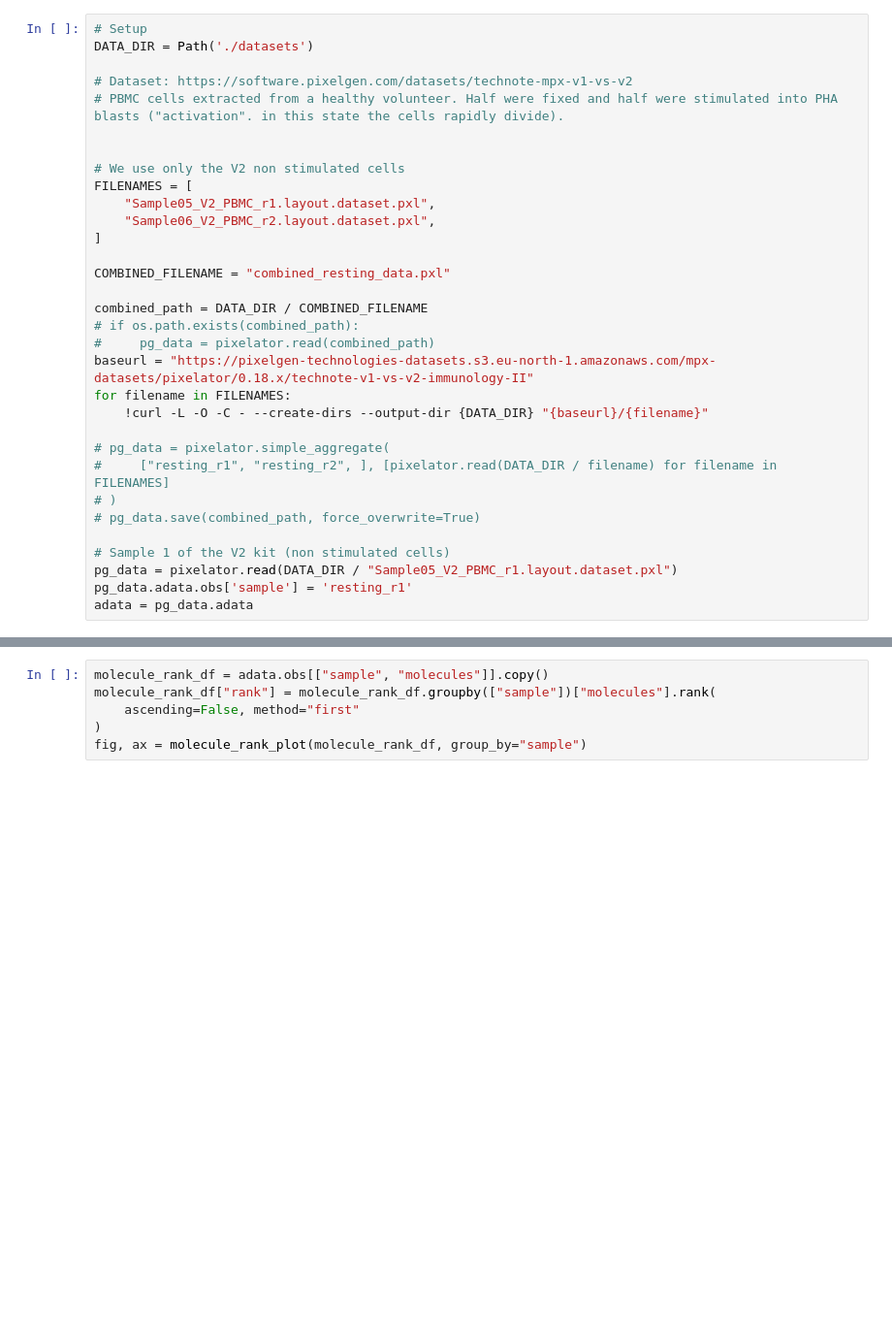
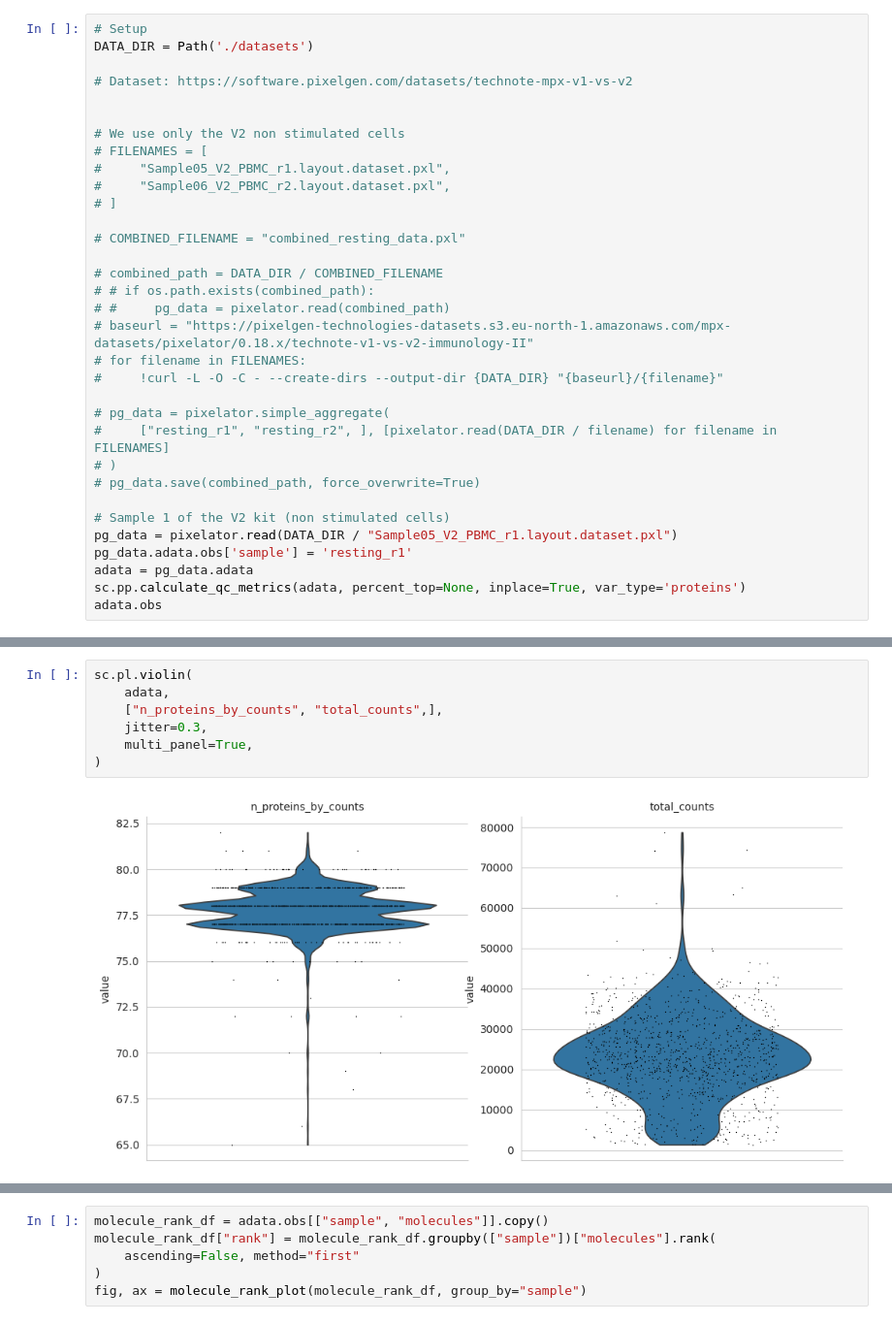
Before and after one commit to zhsegal/PxlgnProject, a Jupyter notebook: EDA.ipynb, the cells around one changed output, grey strips where cells are left out. Shown at 97% size. Drawn from its saved outputs; the diff is of its cells as text; blank space fills up the shorter version.

```diff
--- a/EDA.ipynb
+++ b/EDA.ipynb
@@ -45,23 +23,22 @@ Error:
 DATA_DIR = Path('./datasets')
 
 # Dataset: https://software.pixelgen.com/datasets/technote-mpx-v1-vs-v2
-# PBMC cells extracted from a healthy volunteer. Half were fixed and half were stimulated into PHA blasts ("activation". in this state the cells rapidly divide).
 
 
 # We use only the V2 non stimulated cells
-FILENAMES = [
-    "Sample05_V2_PBMC_r1.layout.dataset.pxl",
-    "Sample06_V2_PBMC_r2.layout.dataset.pxl",
-]
+# FILENAMES = [
+#     "Sample05_V2_PBMC_r1.layout.dataset.pxl",
+#     "Sample06_V2_PBMC_r2.layout.dataset.pxl",
+# ]
 
-COMBINED_FILENAME = "combined_resting_data.pxl"
+# COMBINED_FILENAME = "combined_resting_data.pxl"
 
-combined_path = DATA_DIR / COMBINED_FILENAME
-# if os.path.exists(combined_path):
-#     pg_data = pixelator.read(combined_path)
-baseurl = "https://pixelgen-technologies-datasets.s3.eu-north-1.amazonaws.com/mpx-datasets/pixelator/0.18.x/technote-v1-vs-v2-immunology-II"
-for filename in FILENAMES:
-    !curl -L -O -C - --create-dirs --output-dir {DATA_DIR} "{baseurl}/{filename}"
+# combined_path = DATA_DIR / COMBINED_FILENAME
+# # if os.path.exists(combined_path):
+# #     pg_data = pixelator.read(combined_path)
+# baseurl = "https://pixelgen-technologies-datasets.s3.eu-north-1.amazonaws.com/mpx-datasets/pixelator/0.18.x/technote-v1-vs-v2-immunology-II"
+# for filename in FILENAMES:
+#     !curl -L -O -C - --create-dirs --output-dir {DATA_DIR} "{baseurl}/{filename}"
 
 # pg_data = pixelator.simple_aggregate(
 #     ["resting_r1", "resting_r2", ], [pixelator.read(DATA_DIR / filename) for filename in FILENAMES]
@@ -72,4 +49,6 @@ for filename in FILENAMES:
 pg_data = pixelator.read(DATA_DIR / "Sample05_V2_PBMC_r1.layout.dataset.pxl")
 pg_data.adata.obs['sample'] = 'resting_r1'
 adata = pg_data.adata
+sc.pp.calculate_qc_metrics(adata, percent_top=None, inplace=True, var_type='proteins')
+adata.obs
 # %% [output]
@@ -97,0 +69,9 @@ or by setting POLARS_ALLOW_FORKING_THREAD=1.
+# %%
+sc.pl.violin(
+    adata,
+    ["n_proteins_by_counts", "total_counts",],
+    jitter=0.3,
+    multi_panel=True,
+)
+# %% [output]
+[figure, added]
```
Also changed, not shown: parts of 14 cells of this notebook.
